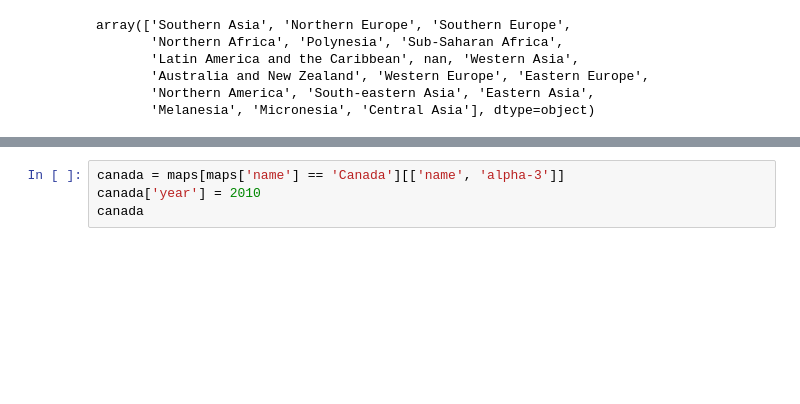
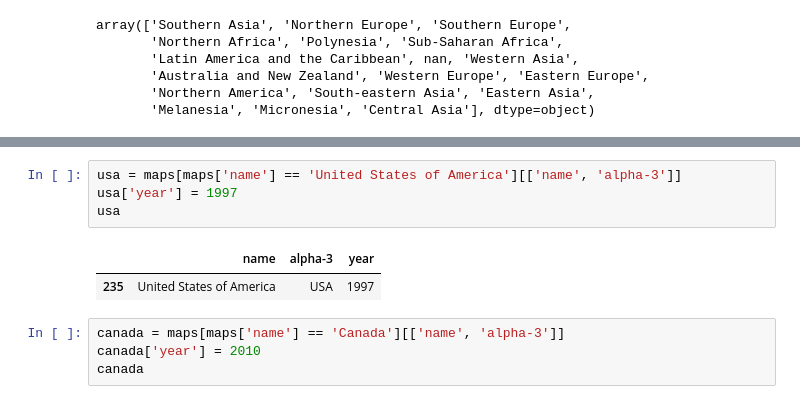
Before and after one commit to junyuelin/netflix_visualization, a Jupyter notebook: data_cleaning.ipynb, the cells around one changed output, grey strips where cells are left out. Cells and saved outputs as stored; diff of their text form; blank space fills up the shorter version.

```diff
--- a/data_cleaning.ipynb
+++ b/data_cleaning.ipynb
@@ -129,6 +129,13 @@ maps[maps['region'] == 'Europe']
 | 215 | Switzerland | CH | CHE | 756 | ISO 3166-2:CH | Europe | Western Europe | NaN | ... |
 | 232 | Ukraine | UA | UKR | 804 | ISO 3166-2:UA | Europe | Eastern Europe | NaN | ... |
 | 234 | United Kingdom of Great Britain a... | GB | GBR | 826 | ISO 3166-2:GB | Europe | Northern Europe | NaN | ... |
+# %%
+usa = maps[maps['name'] == 'United States of America'][['name', 'alpha-3']]
+usa['year'] = 1997
+usa
+# %% [output]
+|  | name | alpha-3 | year |
+| 235 | United States of America | USA | 1997 |
 # %%
 canada = maps[maps['name'] == 'Canada'][['name', 'alpha-3']]
 canada['year'] = 2010
```
Also changed, not shown: parts of 5 cells of this notebook, 2 other files.
